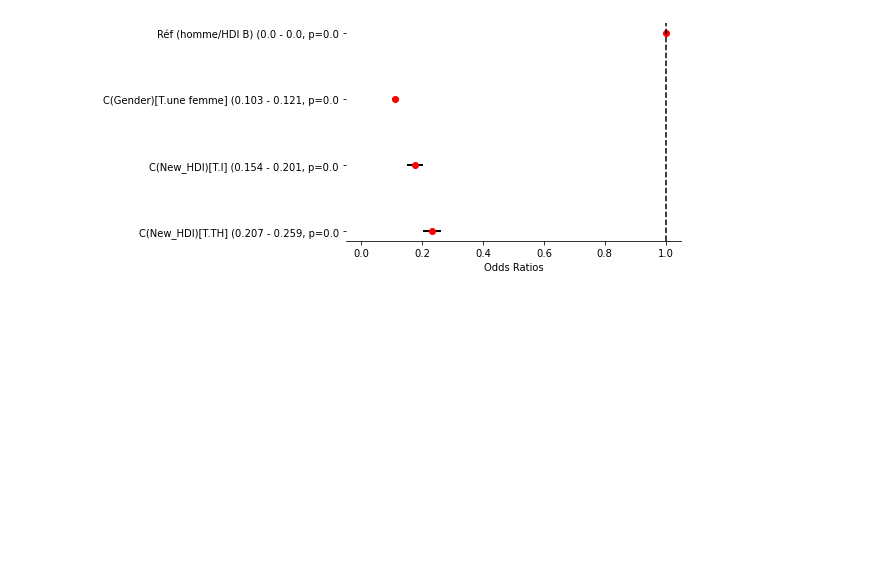
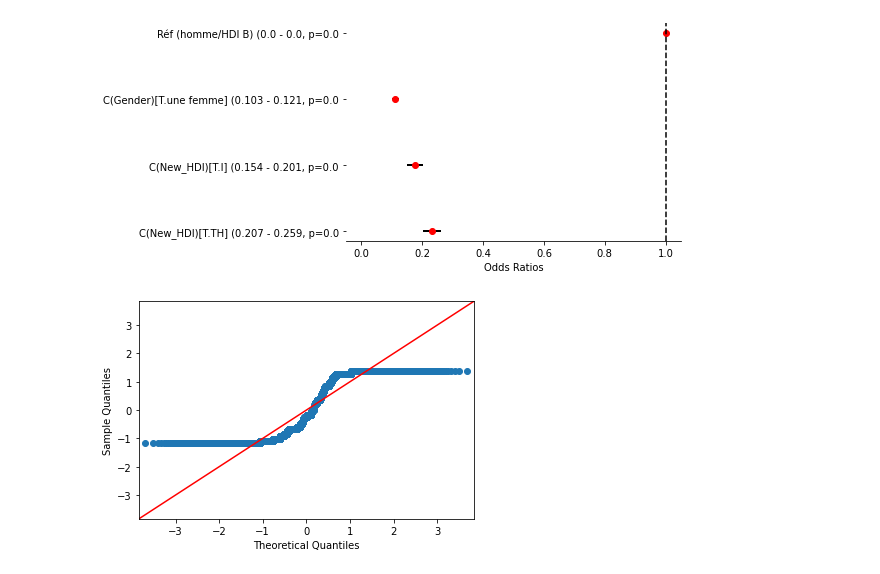
Before and after one commit to smtux/DUDA, a Jupyter notebook: statistique/src/mooc_mertes.ipynb, the cells around one changed output. Saved outputs shown, nothing was run; the diff lists cells and outputs as text; code cells hidden in the pictures; blank space fills up the shorter version.

```diff
--- a/statistique/src/mooc_mertes.ipynb
+++ b/statistique/src/mooc_mertes.ipynb
@@ -1346,3 +1336,10 @@ for n, version in enumerate([forest_v1, forest_v2, forest_v3]):
 [figure]
 [figure]
 [figure]
+# %%
+# Test de normalité de la distribution du nombre de videos (Q-Q plot)
+qqplot(data=df_video["video"], fit=True, line="45")
+plt.savefig("../graph/distribution_video4.png")
+plt.show()
+# %% [output]
+[figure, added]
```
Also changed, not shown: parts of 13 cells of this notebook, 12 other files.
